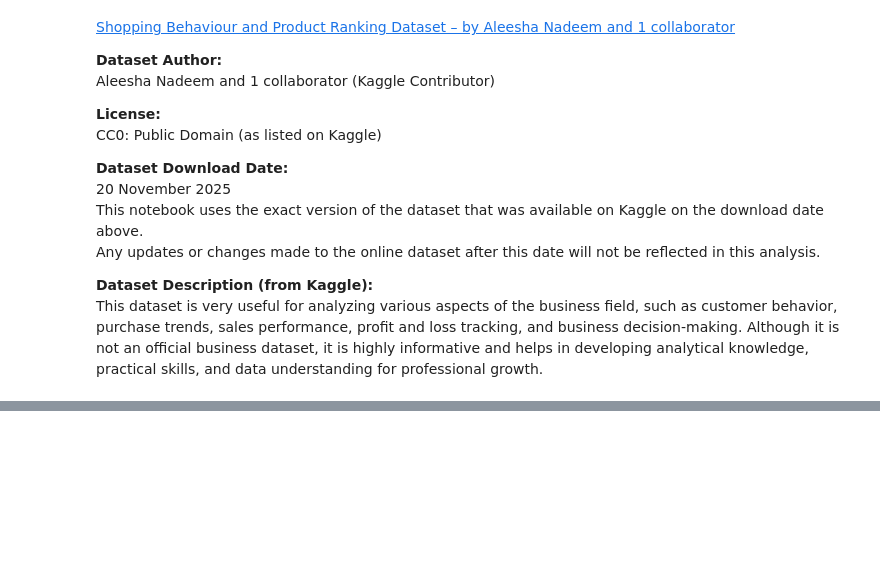
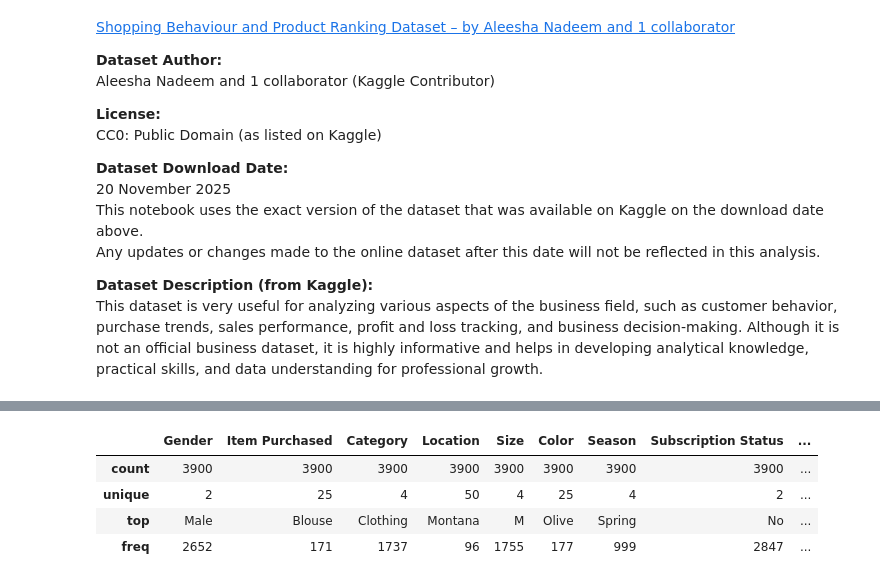
Before and after one commit to Elena-ds-projects/shopping-behavior-ml-project-1-, a Jupyter notebook: Shopping_Behavior_&_Product_Ranking_Dataset.ipynb, the cells around one changed output, grey strips where cells are left out. Drawn from its saved outputs; the diff is of its cells as text; code cells hidden in the pictures; blank space fills up the shorter version.

```diff
--- a/Shopping_Behavior_&_Product_Ranking_Dataset.ipynb
+++ b/Shopping_Behavior_&_Product_Ranking_Dataset.ipynb
@@ -51,0 +143,9 @@ df.shape
+# %%
+# Descriptive statistics for categorical columns only
+df.describe(include=['object'])
+# %% [output]
+|  | Gender | Item Purchased | Category | Location | Size | Color | Season | Subscription Status | ... |
+| count | 3900 | 3900 | 3900 | 3900 | 3900 | 3900 | 3900 | 3900 | ... |
+| unique | 2 | 25 | 4 | 50 | 4 | 25 | 4 | 2 | ... |
+| top | Male | Blouse | Clothing | Montana | M | Olive | Spring | No | ... |
+| freq | 2652 | 171 | 1737 | 96 | 1755 | 177 | 999 | 2847 | ... |
```
Also changed, not shown: parts of 24 cells of this notebook.
